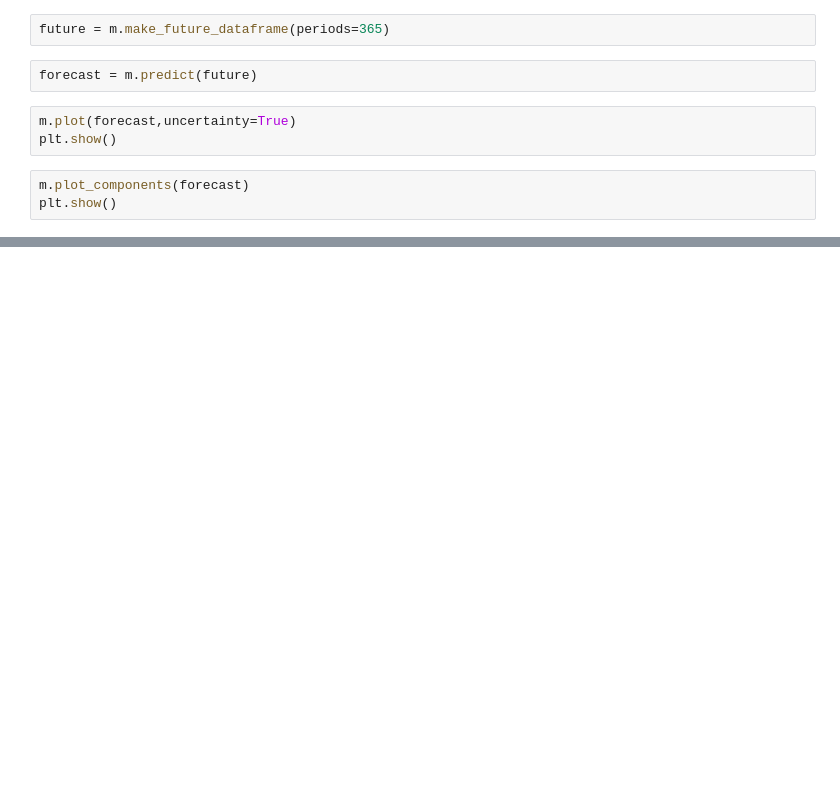
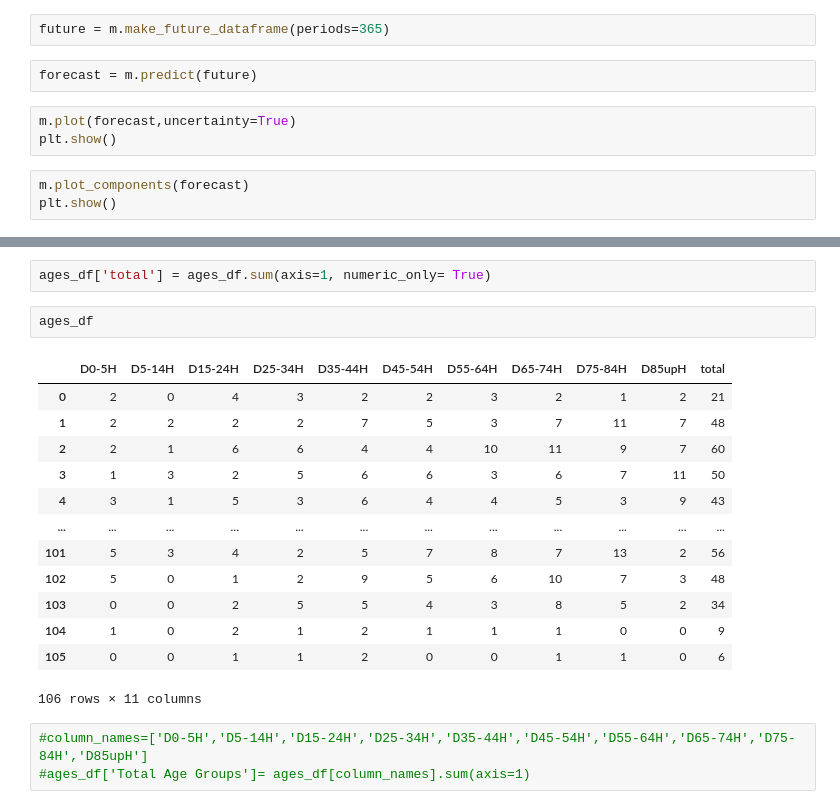
Before and after one commit to katel85/ProjectDA2021, a Jupyter notebook: Practice.ipynb, the cells around one changed output, grey strips where cells are left out. Cells and saved outputs as stored; diff of their text form; blank space fills up the shorter version.

Commit message:
working on age groups

```diff
--- a/Practice.ipynb
+++ b/Practice.ipynb
@@ -147,0 +210,21 @@ plt.show()
+# %%
+ages_df['total'] = ages_df.sum(axis=1, numeric_only= True)
+# %%
+ages_df
+# %% [output]
+|  | D0-5H | D5-14H | D15-24H | D25-34H | D35-44H | D45-54H | D55-64H | D65-74H | D75-84H | D85upH | total |
+| 0 | 2 | 0 | 4 | 3 | 2 | 2 | 3 | 2 | 1 | 2 | 21 |
+| 1 | 2 | 2 | 2 | 2 | 7 | 5 | 3 | 7 | 11 | 7 | 48 |
+| 2 | 2 | 1 | 6 | 6 | 4 | 4 | 10 | 11 | 9 | 7 | 60 |
+| 3 | 1 | 3 | 2 | 5 | 6 | 6 | 3 | 6 | 7 | 11 | 50 |
+| 4 | 3 | 1 | 5 | 3 | 6 | 4 | 4 | 5 | 3 | 9 | 43 |
+| ... | ... | ... | ... | ... | ... | ... | ... | ... | ... | ... | ... |
+| 101 | 5 | 3 | 4 | 2 | 5 | 7 | 8 | 7 | 13 | 2 | 56 |
+| 102 | 5 | 0 | 1 | 2 | 9 | 5 | 6 | 10 | 7 | 3 | 48 |
+| 103 | 0 | 0 | 2 | 5 | 5 | 4 | 3 | 8 | 5 | 2 | 34 |
+| 104 | 1 | 0 | 2 | 1 | 2 | 1 | 1 | 1 | 0 | 0 | 9 |
+| 105 | 0 | 0 | 1 | 1 | 2 | 0 | 0 | 1 | 1 | 0 | 6 |
+106 rows × 11 columns
+# %%
+#column_names=['D0-5H','D5-14H','D15-24H','D25-34H','D35-44H','D45-54H','D55-64H','D65-74H','D75-84H','D85upH']
+#ages_df['Total Age Groups']= ages_df[column_names].sum(axis=1)
```
Also changed, not shown: parts of 13 cells of this notebook.
